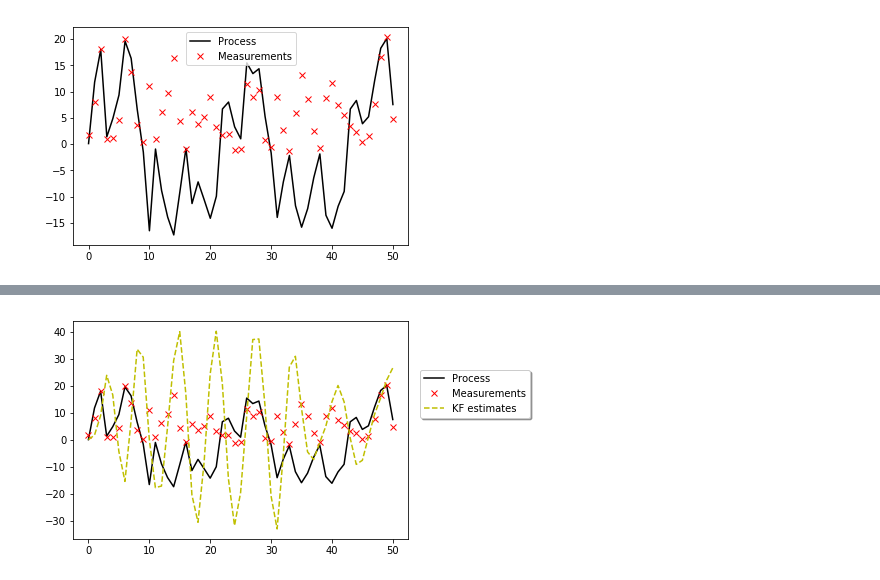
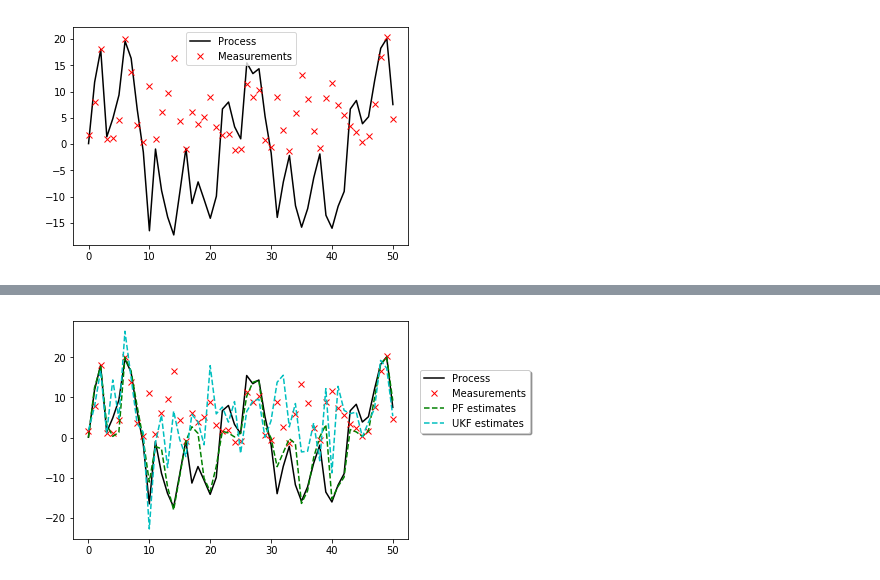
Before and after one commit to lindawangg/Survey-Nonlinear-Filters, a Jupyter notebook: comparisons.ipynb, the cells around one changed output, grey strips where cells are left out. Cells and saved outputs as stored; diff of their text form; code cells hidden in the pictures.

```diff
--- a/comparisons.ipynb
+++ b/comparisons.ipynb
@@ -56,14 +56,14 @@ KF MSE: 508.60906483334736
 # %%
 plt.figure(1)
 plt.plot(range(T+1), x, 'k-', label='Process')
 plt.plot(range(T+1), y, 'rx', label='Measurements')
-#plt.plot(range(T+1), pf_x, 'g--', label='PF estimates')
+plt.plot(range(T+1), pf_x, 'g--', label='PF estimates')
 #plt.plot(range(T+1), enkf_x, 'b--', label='ENKF estimates')
-#plt.plot(range(T+1), ukf_x, 'c--', label='UKF estimates')
+plt.plot(range(T+1), ukf_x, 'c--', label='UKF estimates')
 #plt.plot(range(T+1), ekf_x, 'm--', label='EKF estimates')
-plt.plot(range(T+1), kf_x, 'y--', label='KF estimates')
+#plt.plot(range(T+1), kf_x, 'y--', label='KF estimates')
 #plt.legend(loc='lower left')
 plt.legend(loc='upper center', bbox_to_anchor=(1.2, 0.8), shadow=True, ncol=1)
 plt.show()
 # %% [output]
-[figure, old version]
+[figure, new version]
```
Also changed, not shown: parts of 1 cell of this notebook, 3 other files.
